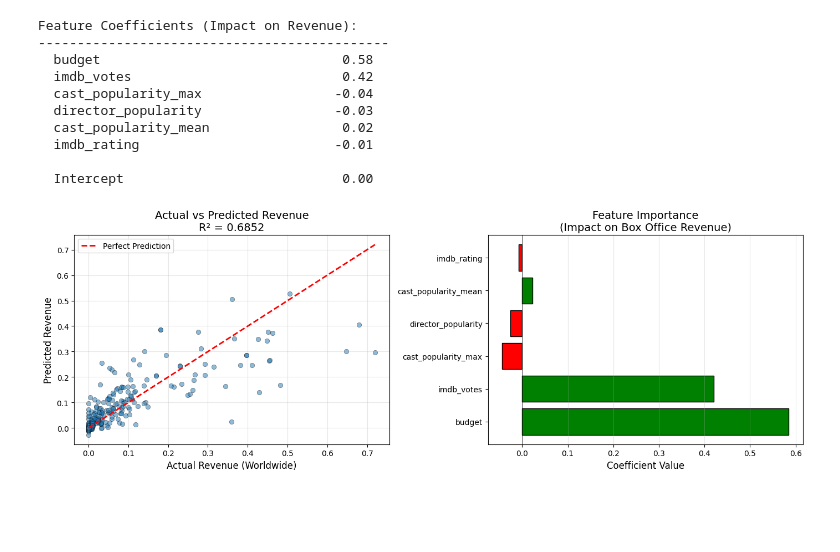
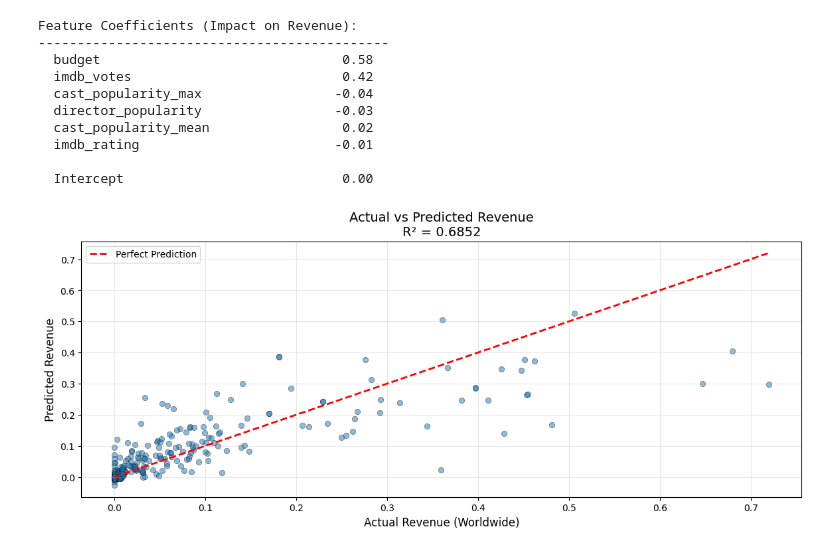
Before and after one commit to Darth-218/entertainment-analysis, a Jupyter notebook: notebooks/05-regression.ipynb, the cells around one changed output. Saved outputs shown, nothing was run; the diff lists cells and outputs as text; code cells hidden in the pictures; blank space fills up the shorter version.

```diff
--- a/notebooks/05-regression.ipynb
+++ b/notebooks/05-regression.ipynb
@@ -113,27 +113,16 @@ Feature Coefficients (Impact on Revenue):
   Intercept                            0.00
 # %%
 # Visualization: Actual vs Predicted
-fig, axes = plt.subplots(1, 2, figsize=(14, 5))
+fig, axes = plt.subplots(1, 1, figsize=(14, 5))
 
 # Plot 1: Actual vs Predicted scatter plot
-axes[0].scatter(y_test, y_pred, alpha=0.5, edgecolors='k', linewidth=0.5)
+axes.scatter(y_test, y_pred, alpha=0.5, edgecolors='k', linewidth=0.5)
 max_val = max(y_test.max(), y_pred.max())
-axes[0].plot([0, max_val], [0, max_val], 'r--', lw=2, label='Perfect Prediction')
-axes[0].set_xlabel('Actual Revenue (Worldwide)', fontsize=12)
-axes[0].set_ylabel('Predicted Revenue', fontsize=12)
-axes[0].set_title(f'Actual vs Predicted Revenue\nR² = {r2:.4f}', fontsize=14)
-axes[0].legend()
-axes[0].grid(True, alpha=0.3)
-
-# Plot 2: Feature Coefficients bar chart
-colors = ['green' if c > 0 else 'red' for c in coef_df['Coefficient']]
-axes[1].barh(coef_df['Feature'], coef_df['Coefficient'], color=colors, edgecolor='black')
-axes[1].set_xlabel('Coefficient Value', fontsize=12)
-axes[1].set_title('Feature Importance\n(Impact on Box Office Revenue)', fontsize=14)
-axes[1].axvline(x=0, color='black', linestyle='-', linewidth=0.5)
-axes[1].grid(True, alpha=0.3, axis='x')
-
-plt.tight_layout()
-plt.show()
+axes.plot([0, max_val], [0, max_val], 'r--', lw=2, label='Perfect Prediction')
+axes.set_xlabel('Actual Revenue (Worldwide)', fontsize=12)
+axes.set_ylabel('Predicted Revenue', fontsize=12)
+axes.set_title(f'Actual vs Predicted Revenue\nR² = {r2:.4f}', fontsize=14)
+axes.legend()
+axes.grid(True, alpha=0.3)
 # %% [output]
-[figure, old version]
+[figure, new version]
```
Also changed, not shown: parts of 1 cell of this notebook, 1 other file.
